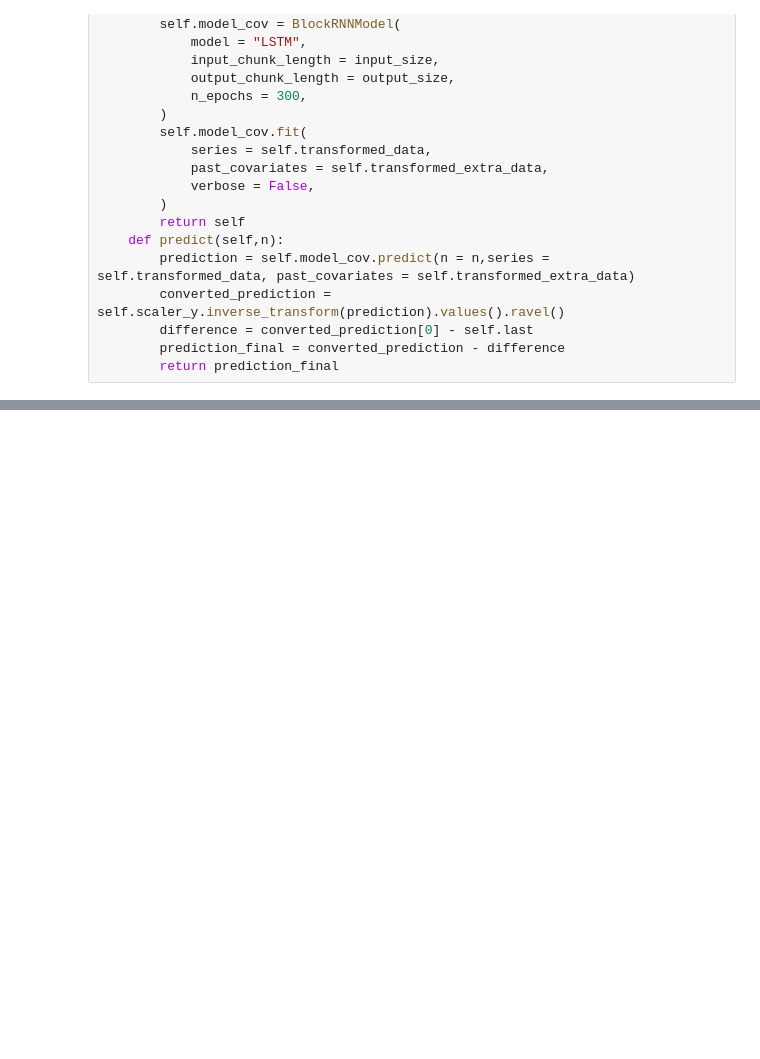
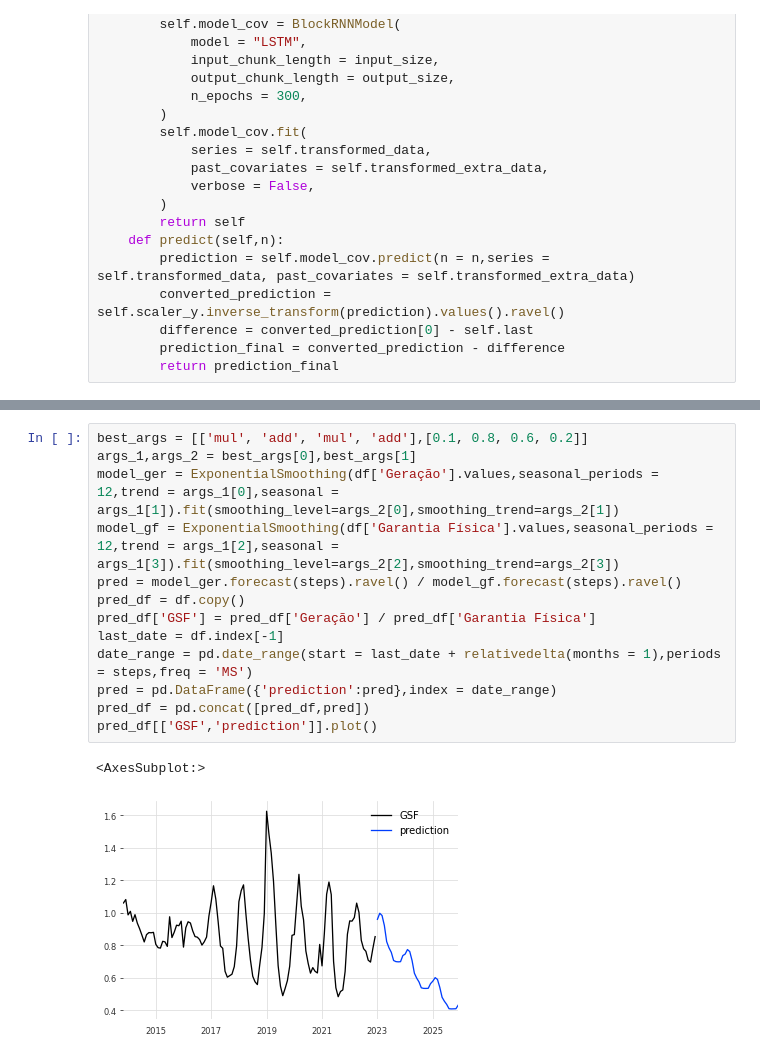
Before and after one commit to aruasouza/CTG, a Jupyter notebook: gsf.ipynb, the cells around one changed output, grey strips where cells are left out. Drawn from its saved outputs; the diff is of its cells as text; blank space fills up the shorter version.

```diff
--- a/gsf.ipynb
+++ b/gsf.ipynb
@@ -85,0 +164,16 @@ HPU available: False, using: 0 HPUs
+# %%
+best_args = [['mul', 'add', 'mul', 'add'],[0.1, 0.8, 0.6, 0.2]]
+args_1,args_2 = best_args[0],best_args[1]
+model_ger = ExponentialSmoothing(df['Geração'].values,seasonal_periods = 12,trend = args_1[0],seasonal = args_1[1]).fit(smoothing_level=args_2[0],smoothing_trend=args_2[1])
+model_gf = ExponentialSmoothing(df['Garantia Física'].values,seasonal_periods = 12,trend = args_1[2],seasonal = args_1[3]).fit(smoothing_level=args_2[2],smoothing_trend=args_2[3])
+pred = model_ger.forecast(steps).ravel() / model_gf.forecast(steps).ravel()
+pred_df = df.copy()
+pred_df['GSF'] = pred_df['Geração'] / pred_df['Garantia Física']
+last_date = df.index[-1]
+date_range = pd.date_range(start = last_date + relativedelta(months = 1),periods = steps,freq = 'MS')
+pred = pd.DataFrame({'prediction':pred},index = date_range)
+pred_df = pd.concat([pred_df,pred])
+pred_df[['GSF','prediction']].plot()
+# %% [output]
+<AxesSubplot:>
+[figure, added]
```
Also changed, not shown: parts of 9 cells of this notebook, 2 other files.
